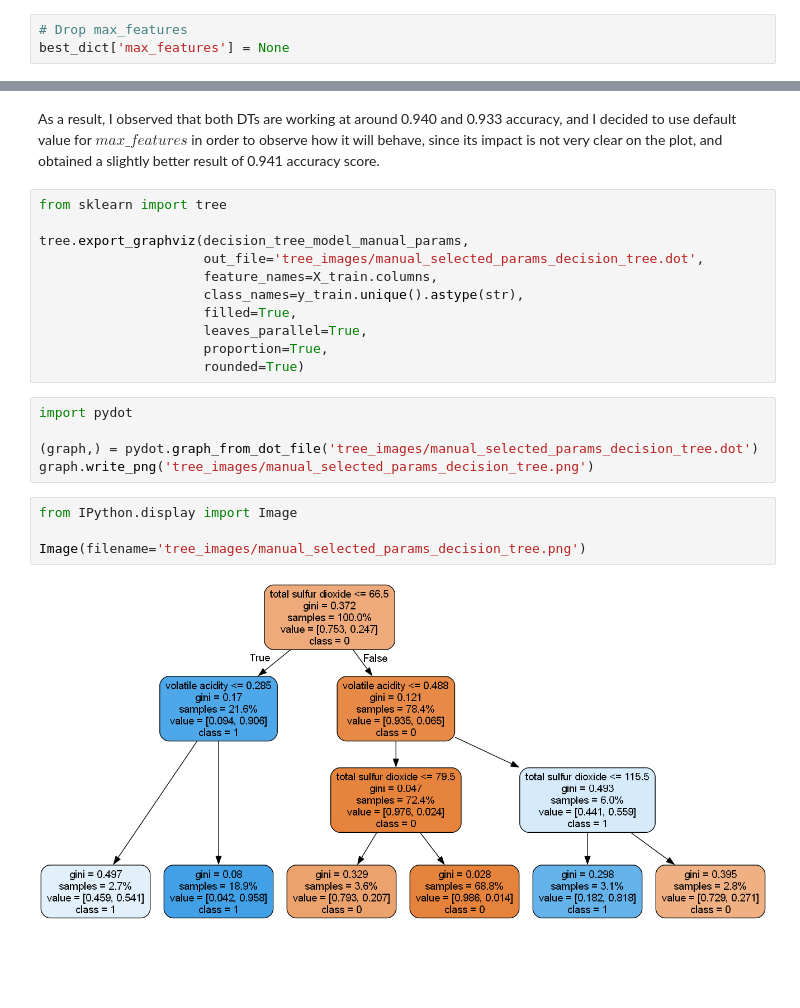
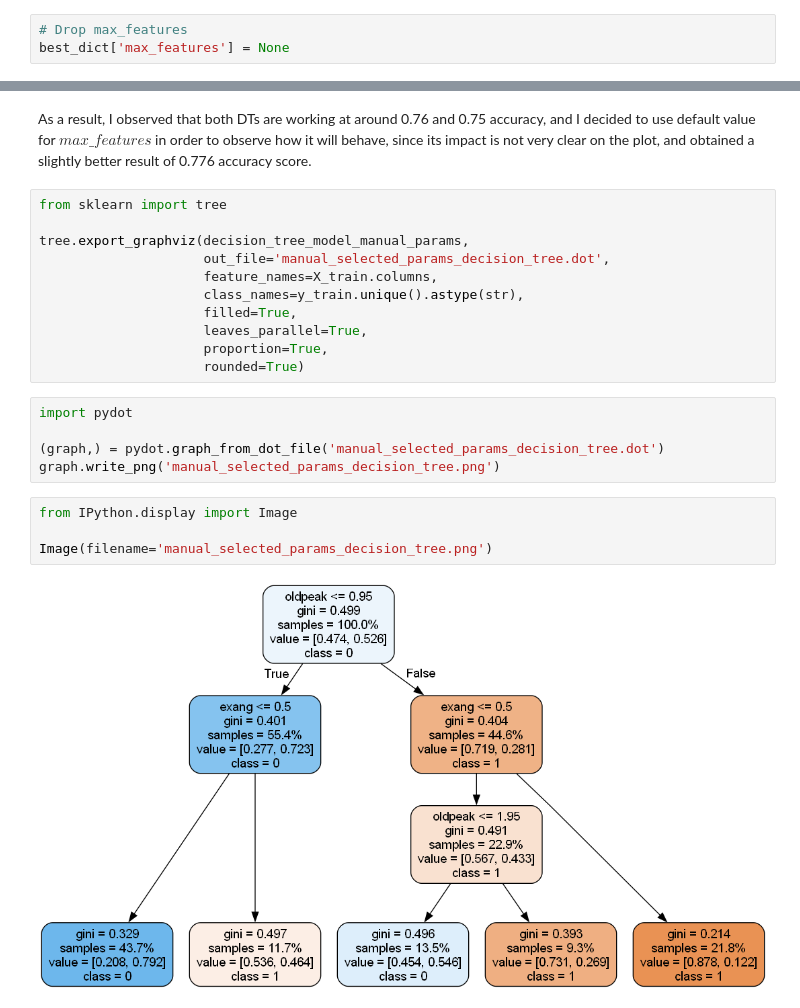
Before and after one commit to Ghenntoggy1/Sigmoid-ML-Tasks, a Jupyter notebook: Homework_7_Decision_Tree_Random_Forest/Homework_7_Decision_Tree.ipynb, the cells around one changed output, grey strips where cells are left out. Cells and saved outputs as stored; diff of their text form; blank space fills up the shorter version.

Commit message:
Revert "refactor: Change Location of Tree Images."
This reverts commit 4b95435cf2f98fe5336a610a3962e7e572590895.

```diff
--- a/Homework_7_Decision_Tree_Random_Forest/Homework_7_Decision_Tree.ipynb
+++ b/Homework_7_Decision_Tree_Random_Forest/Homework_7_Decision_Tree.ipynb
@@ -490,10 +397,10 @@ weighted avg       0.94      0.94      0.94      1950
 # %% [markdown]
-As a result, I observed that both DTs are working at around 0.940 and 0.933 accuracy, and I decided to use default value for $max\_features$ in order to observe how it will behave, since its impact is not very clear on the plot, and obtained a slightly better result of 0.941 accuracy score.
+As a result, I observed that both DTs are working at around 0.76 and 0.75 accuracy, and I decided to use default value for $max\_features$ in order to observe how it will behave, since its impact is not very clear on the plot, and obtained a slightly better result of 0.776 accuracy score.
 # %%
 from sklearn import tree
 
 tree.export_graphviz(decision_tree_model_manual_params,
-                     out_file='tree_images/manual_selected_params_decision_tree.dot',
+                     out_file='manual_selected_params_decision_tree.dot',
                      feature_names=X_train.columns,
                      class_names=y_train.unique().astype(str),
                      filled=True,
@@ -503,11 +410,11 @@ tree.export_graphviz(decision_tree_model_manual_params,
 # %%
 import pydot
 
-(graph,) = pydot.graph_from_dot_file('tree_images/manual_selected_params_decision_tree.dot')
-graph.write_png('tree_images/manual_selected_params_decision_tree.png')
+(graph,) = pydot.graph_from_dot_file('manual_selected_params_decision_tree.dot')
+graph.write_png('manual_selected_params_decision_tree.png')
 # %%
 from IPython.display import Image
 
-Image(filename='tree_images/manual_selected_params_decision_tree.png')
+Image(filename='manual_selected_params_decision_tree.png')
 # %% [output]
-[figure, old version]
+[figure, new version]
```
Also changed, not shown: parts of 32 cells of this notebook, 2 other files.
